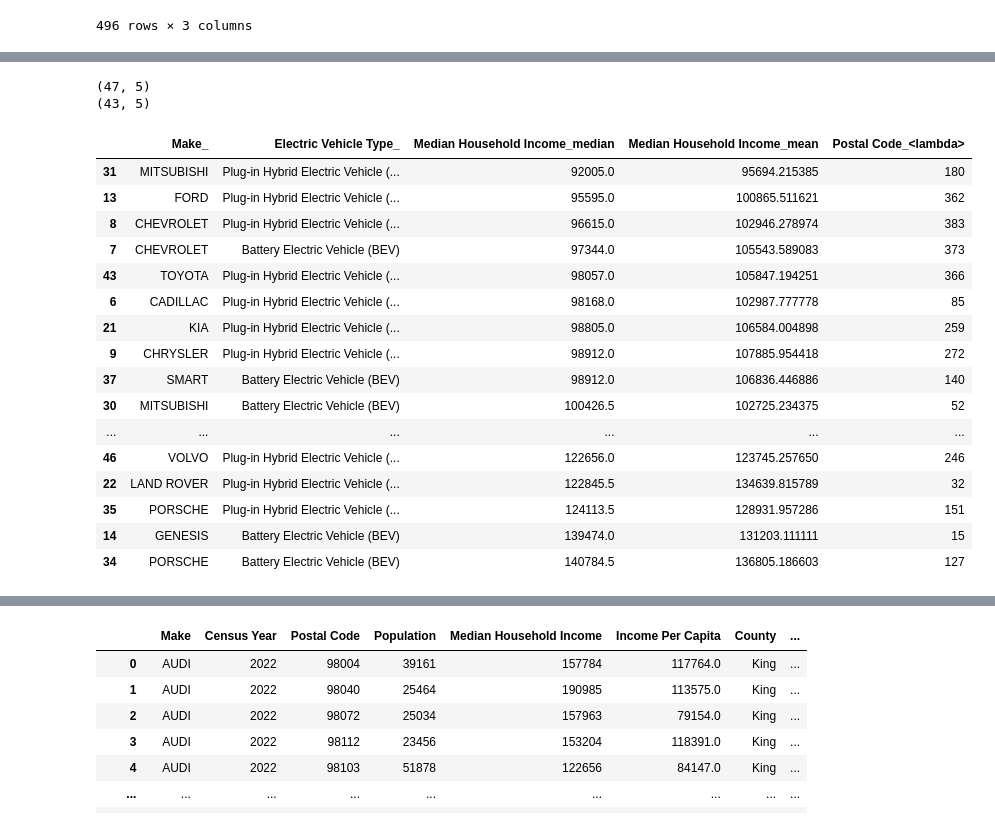
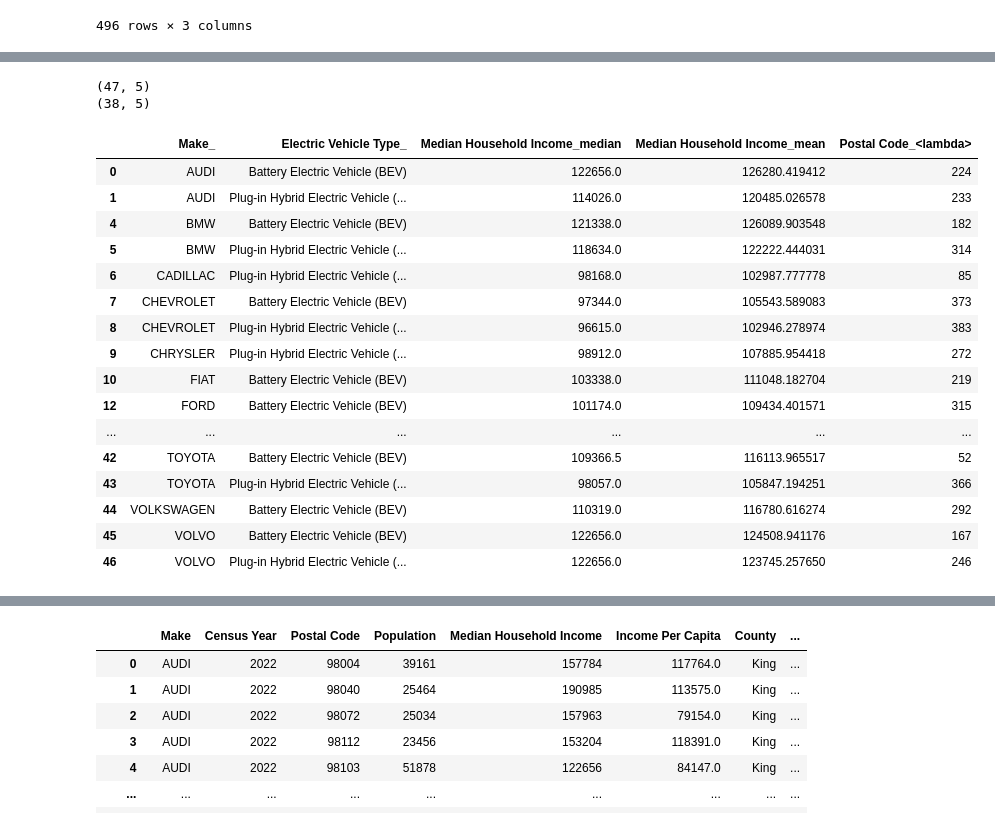
Before and after one commit to caelwillis/group-4-proj-1, a Jupyter notebook: Census-vs-EV-ownership.ipynb, the cells around one changed output, grey strips where cells are left out. Cells and saved outputs as stored; diff of their text form; code cells hidden in the pictures.

```diff
--- a/Census-vs-EV-ownership.ipynb
+++ b/Census-vs-EV-ownership.ipynb
@@ -244,29 +244,29 @@ clean_ev_cen_filtered.sort_values('Median Household Income_median')
 # %%
 clean_ev_cen = ev_cen.groupby(['Make','Electric Vehicle Type']).agg({'Median Household Income':['median','mean'],
                            'Postal Code':lambda x: x.nunique()}).reset_index()
 clean_ev_cen.columns = clean_ev_cen.columns.map('_'.join)
 print(clean_ev_cen.shape)
-clean_ev_cen_filtered = clean_ev_cen[clean_ev_cen['Postal Code_<lambda>']>10]
+clean_ev_cen_filtered = clean_ev_cen[clean_ev_cen['Postal Code_<lambda>']>50]
 #                                      np.nanquantile(clean_ev_cen['Postal Code_<lambda>'],0.025)]
 print(clean_ev_cen_filtered.shape)
-clean_ev_cen_filtered.sort_values('Median Household Income_median')
+clean_ev_cen_filtered
 # %% [output]
 (47, 5)
-(43, 5)
+(38, 5)
 |  | Make_ | Electric Vehicle Type_ | Median Household Income_median | Median Household Income_mean | Postal Code_<lambda> |
-| 31 | MITSUBISHI | Plug-in Hybrid Electric Vehicle (... | 92005.0 | 95694.215385 | 180 |
-| 13 | FORD | Plug-in Hybrid Electric Vehicle (... | 95595.0 | 100865.511621 | 362 |
+| 0 | AUDI | Battery Electric Vehicle (BEV) | 122656.0 | 126280.419412 | 224 |
+| 1 | AUDI | Plug-in Hybrid Electric Vehicle (... | 114026.0 | 120485.026578 | 233 |
+| 4 | BMW | Battery Electric Vehicle (BEV) | 121338.0 | 126089.903548 | 182 |
+| 5 | BMW | Plug-in Hybrid Electric Vehicle (... | 118634.0 | 122222.444031 | 314 |
+| 6 | CADILLAC | Plug-in Hybrid Electric Vehicle (... | 98168.0 | 102987.777778 | 85 |
+| 7 | CHEVROLET | Battery Electric Vehicle (BEV) | 97344.0 | 105543.589083 | 373 |
 | 8 | CHEVROLET | Plug-in Hybrid Electric Vehicle (... | 96615.0 | 102946.278974 | 383 |
-| 7 | CHEVROLET | Battery Electric Vehicle (BEV) | 97344.0 | 105543.589083 | 373 |
+| 9 | CHRYSLER | Plug-in Hybrid Electric Vehicle (... | 98912.0 | 107885.954418 | 272 |
+| 10 | FIAT | Battery Electric Vehicle (BEV) | 103338.0 | 111048.182704 | 219 |
+| 12 | FORD | Battery Electric Vehicle (BEV) | 101174.0 | 109434.401571 | 315 |
+| ... | ... | ... | ... | ... | ... |
+| 42 | TOYOTA | Battery Electric Vehicle (BEV) | 109366.5 | 116113.965517 | 52 |
 | 43 | TOYOTA | Plug-in Hybrid Electric Vehicle (... | 98057.0 | 105847.194251 | 366 |
-| 6 | CADILLAC | Plug-in Hybrid Electric Vehicle (... | 98168.0 | 102987.777778 | 85 |
-| 21 | KIA | Plug-in Hybrid Electric Vehicle (... | 98805.0 | 106584.004898 | 259 |
-| 9 | CHRYSLER | Plug-in Hybrid Electric Vehicle (... | 98912.0 | 107885.954418 | 272 |
-| 37 | SMART | Battery Electric Vehicle (BEV) | 98912.0 | 106836.446886 | 140 |
-| 30 | MITSUBISHI | Battery Electric Vehicle (BEV) | 100426.5 | 102725.234375 | 52 |
-| ... | ... | ... | ... | ... | ... |
+| 44 | VOLKSWAGEN | Battery Electric Vehicle (BEV) | 110319.0 | 116780.616274 | 292 |
+| 45 | VOLVO | Battery Electric Vehicle (BEV) | 122656.0 | 124508.941176 | 167 |
 | 46 | VOLVO | Plug-in Hybrid Electric Vehicle (... | 122656.0 | 123745.257650 | 246 |
-| 22 | LAND ROVER | Plug-in Hybrid Electric Vehicle (... | 122845.5 | 134639.815789 | 32 |
-| 35 | PORSCHE | Plug-in Hybrid Electric Vehicle (... | 124113.5 | 128931.957286 | 151 |
-| 14 | GENESIS | Battery Electric Vehicle (BEV) | 139474.0 | 131203.111111 | 15 |
-| 34 | PORSCHE | Battery Electric Vehicle (BEV) | 140784.5 | 136805.186603 | 127 |
```
Also changed, not shown: parts of 24 cells of this notebook.
